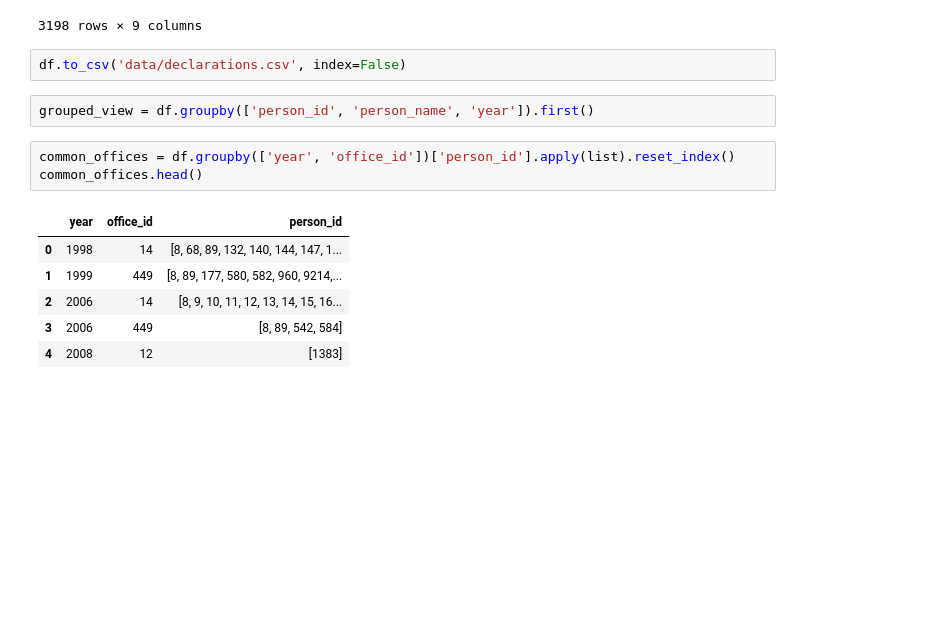
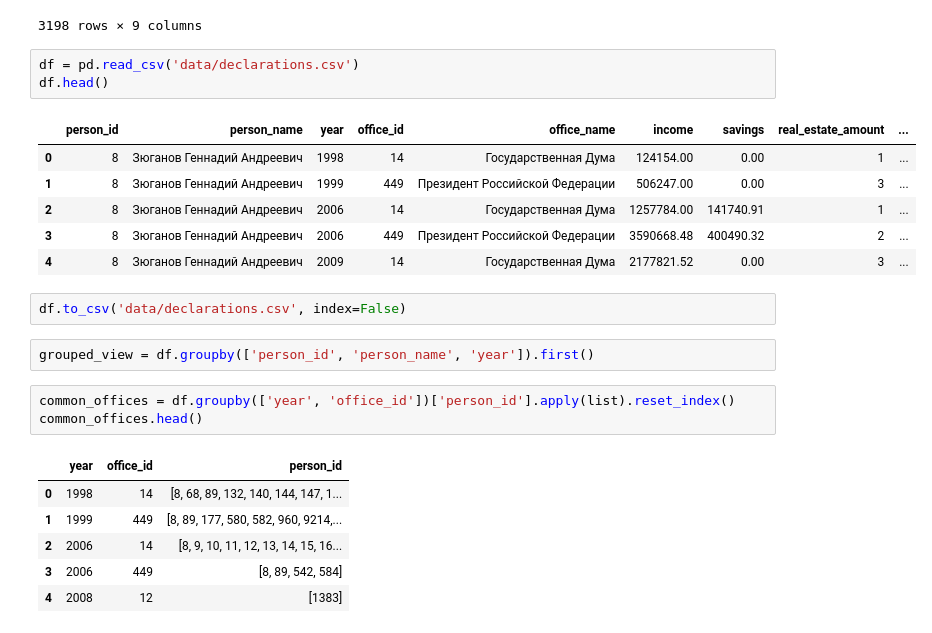
Before and after one commit to mikhmakarov/officials_network, a Jupyter notebook: get_csv.ipynb, the cells around one changed output. Drawn from its saved outputs; the diff is of its cells as text; blank space fills up the shorter version.

```diff
--- a/get_csv.ipynb
+++ b/get_csv.ipynb
@@ -107,6 +111,16 @@ df[df.office_id == 607]
 | 122024 | 62553 | Яхин Руслан Радикович | 2017 | 607 | Министерство сельского хозяйства | 3950080.51 | 0.0 | 10 | ... |
 | 95534 | 66535 | Мажидов Арслан Арсенович | 2014 | 607 | Министерство сельского хозяйства | 812669.00 | 0.0 | 5 | ... |
 3198 rows × 9 columns
+# %%
+df = pd.read_csv('data/declarations.csv')
+df.head()
+# %% [output]
+|  | person_id | person_name | year | office_id | office_name | income | savings | real_estate_amount | ... |
+| 0 | 8 | Зюганов Геннадий Андреевич | 1998 | 14 | Государственная Дума | 124154.00 | 0.00 | 1 | ... |
+| 1 | 8 | Зюганов Геннадий Андреевич | 1999 | 449 | Президент Российской Федерации | 506247.00 | 0.00 | 3 | ... |
+| 2 | 8 | Зюганов Геннадий Андреевич | 2006 | 14 | Государственная Дума | 1257784.00 | 141740.91 | 1 | ... |
+| 3 | 8 | Зюганов Геннадий Андреевич | 2006 | 449 | Президент Российской Федерации | 3590668.48 | 400490.32 | 2 | ... |
+| 4 | 8 | Зюганов Геннадий Андреевич | 2009 | 14 | Государственная Дума | 2177821.52 | 0.00 | 3 | ... |
 # %%
 df.to_csv('data/declarations.csv', index=False)
 # %%
```
Also changed, not shown: parts of 12 cells of this notebook.
